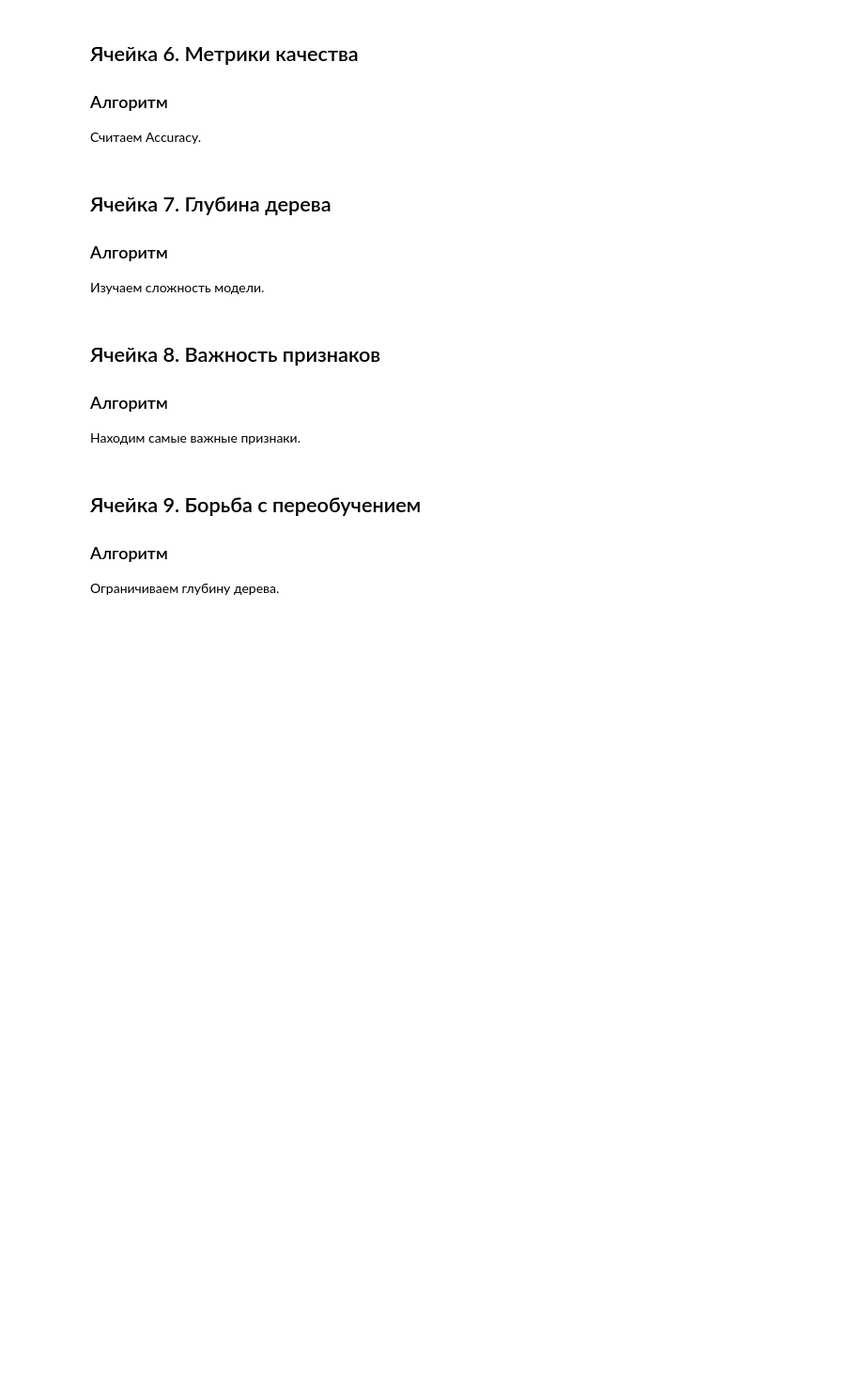
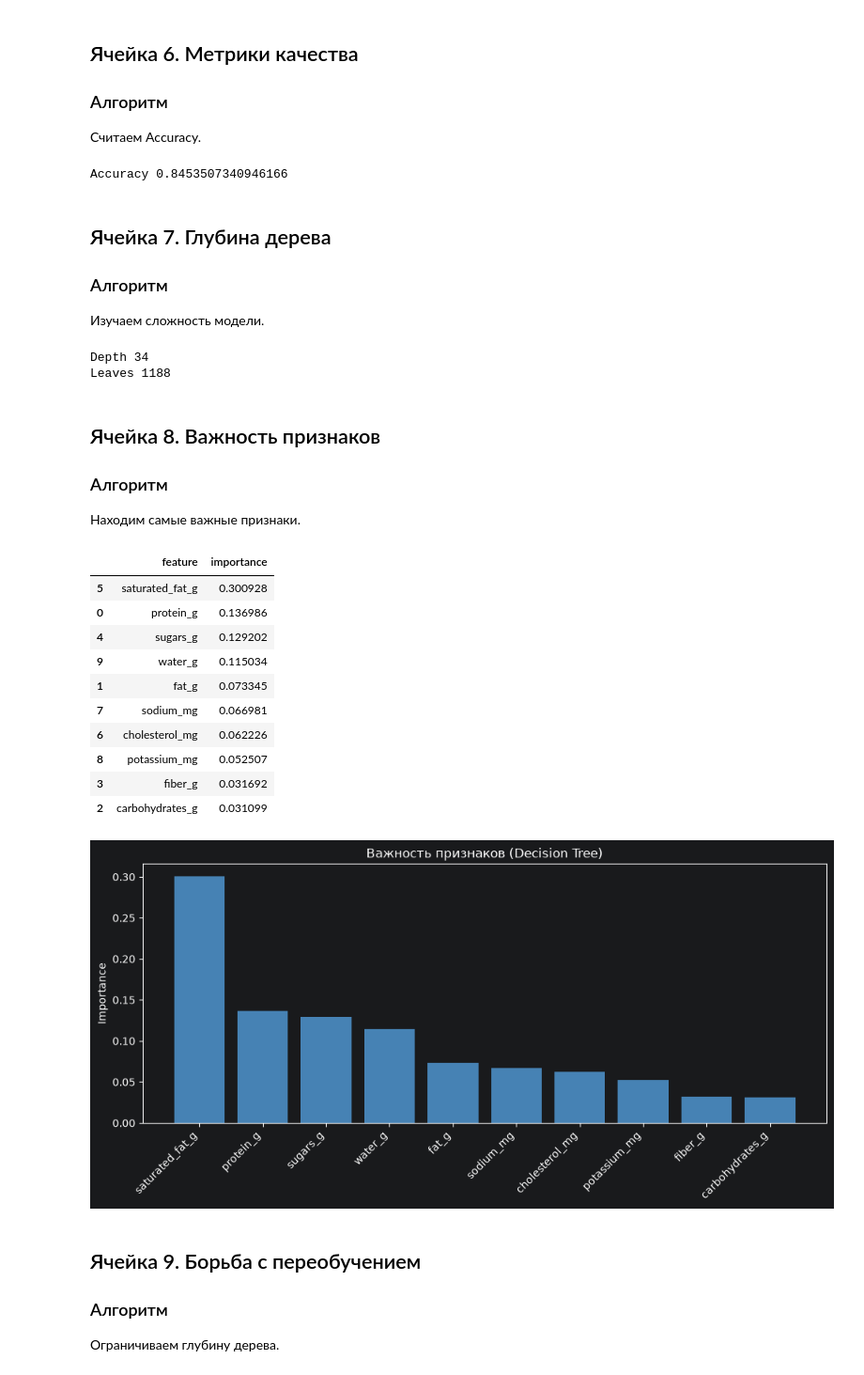
Before and after one commit to FelixTheCatW/study-ml, a Jupyter notebook: src/notebooks/block7_lesson07_decision_tree_todo.ipynb, the cells around one changed output. Shown at 94% size. Drawn from its saved outputs; the diff is of its cells as text; code cells hidden in the pictures; blank space fills up the shorter version.

```diff
--- a/src/notebooks/block7_lesson07_decision_tree_todo.ipynb
+++ b/src/notebooks/block7_lesson07_decision_tree_todo.ipynb
@@ -58,4 +77,10 @@
 ### Алгоритм
 Смотрим признаки.
 # %%
-# TODO: выполните самостоятельно задание ячейки 2
+X = pd.DataFrame(df, columns=feature_cols)
+y = pd.Series(df[target_col])
+display(X.head())
+
+print(feature_cols)
+
+assert X.shape[1] == 10
@@ -65,14 +98,26 @@
 ### Алгоритм
 Разделяем данные.
 # %%
-# TODO: выполните самостоятельно задание ячейки 3
+from sklearn.model_selection import train_test_split
+
+X_train, X_test, y_train, y_test = train_test_split(
+    X, y, test_size=0.2, random_state=42, stratify=y
+)
+
+assert len(X_train) > len(X_test)
 # %% [markdown]
 ## Ячейка 4. Первое дерево решений
 
 ### Алгоритм
 Обучаем DecisionTreeClassifier.
 # %%
-# TODO: выполните самостоятельно задание ячейки 4
+from sklearn.tree import DecisionTreeClassifier
+
+tree = DecisionTreeClassifier(random_state=42)
+
+tree.fit(X_train, y_train)
+
+assert tree is not None
 # %% [markdown]
 ## Ячейка 5. Предсказания
 
@@ -86,21 +135,68 @@
 ### Алгоритм
 Считаем Accuracy.
 # %%
-# TODO: выполните самостоятельно задание ячейки 6
+from sklearn.metrics import accuracy_score
+
+accuracy = accuracy_score(y_test, pred)
+
+print("Accuracy", accuracy)
+
+assert accuracy > 0.8
+# %% [output]
+Accuracy 0.8453507340946166
 # %% [markdown]
 ## Ячейка 7. Глубина дерева
 
 ### Алгоритм
 Изучаем сложность модели.
 # %%
-# TODO: выполните самостоятельно задание ячейки 7
+depth = tree.get_depth()
+leaves = tree.get_n_leaves()
+
+print("Depth", depth)
+print("Leaves", leaves)
+
+assert depth > 0
+# %% [output]
+Depth 34
+Leaves 1188
 # %% [markdown]
 ## Ячейка 8. Важность признаков
 
 ### Алгоритм
 Находим самые важные признаки.
 # %%
-# TODO: выполните самостоятельно задание ячейки 8
+importance = pd.DataFrame({
+    "feature": X.columns,
+    "importance": tree.feature_importances_
+})
+
+importance = importance.sort_values(by="importance", ascending=False)
+
+display(importance)
+
+assert len(importance) > 0
+
+plt.figure(figsize=(10, 5))
+plt.bar(importance["feature"], importance["importance"], color="steelblue")
+plt.xticks(rotation=45, ha="right")
+plt.ylabel("Importance")
+plt.title("Важность признаков (Decision Tree)")
+plt.tight_layout()
+plt.show()
+# %% [output]
+|  | feature | importance |
+| 5 | saturated_fat_g | 0.300928 |
+| 0 | protein_g | 0.136986 |
+| 4 | sugars_g | 0.129202 |
+| 9 | water_g | 0.115034 |
+| 1 | fat_g | 0.073345 |
+| 7 | sodium_mg | 0.066981 |
+| 6 | cholesterol_mg | 0.062226 |
+| 8 | potassium_mg | 0.052507 |
+| 3 | fiber_g | 0.031692 |
+| 2 | carbohydrates_g | 0.031099 |
+[figure, added]
 # %% [markdown]
 ## Ячейка 9. Борьба с переобучением
 
```
Also changed, not shown: parts of 5 cells of this notebook, 6 other files.
